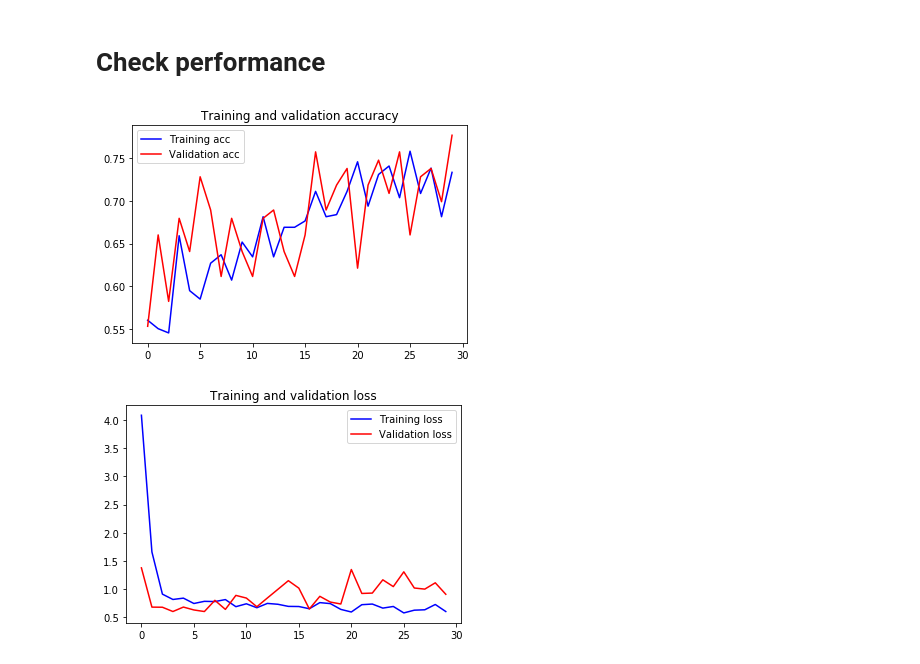
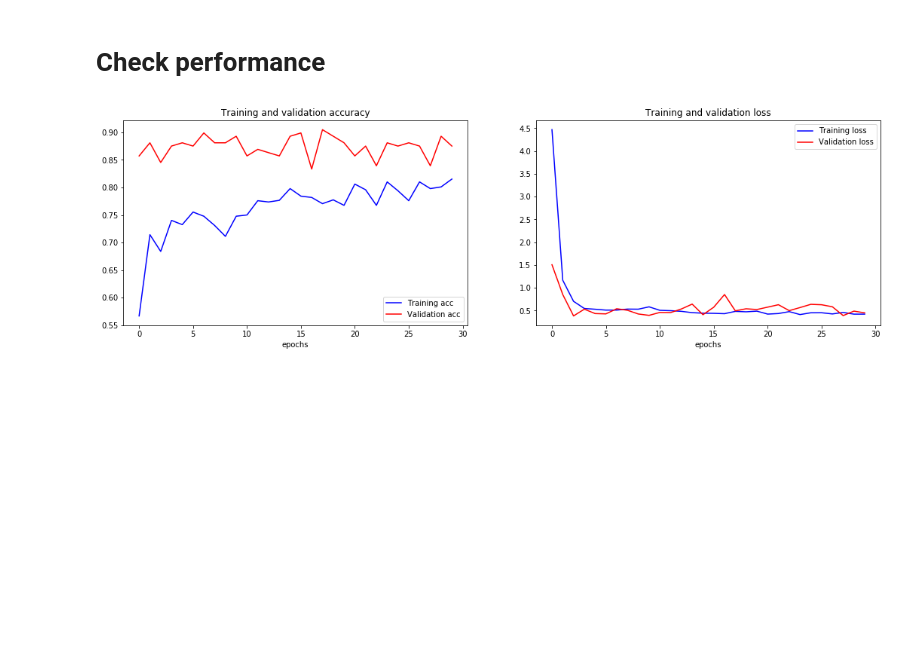
Before and after one commit to lgrosjean/computer-vision, a Jupyter notebook: keras_cnn_transfer_learning.ipynb, the cells around one changed output. Drawn from its saved outputs; the diff is of its cells as text; code cells hidden in the pictures; blank space fills up the shorter version.

```diff
--- a/keras_cnn_transfer_learning.ipynb
+++ b/keras_cnn_transfer_learning.ipynb
@@ -177,0 +161,9 @@ train_test_split()
+# %%
+# Add the vgg convolutional base model
+model.add(inception)
+# %%
+# Add new layers
+model.add(layers.Flatten())
+model.add(layers.Dense(256, activation='relu'))
+model.add(layers.Dropout(0.5))
+model.add(layers.Dense(n_classes, activation='softmax'))
@@ -192,7 +207,7 @@ train_datagen = ImageDataGenerator(
 test_datagen = ImageDataGenerator(rescale=1./255)
 # %%
 # Change the batchsize according to your system RAM
-train_batchsize = 2
+train_batchsize = 10
 test_batchsize = 2
 # %%
 train_generator = train_datagen.flow_from_directory(
@@ -218,8 +235,8 @@ Found 103 images belonging to 2 classes.
 # %%
 # Compile the model
 model.compile(loss='categorical_crossentropy',
-              optimizer=optimizers.RMSprop(lr=1e-4),
-              metrics=['acc'])
+              optimizer=optimizers.Adam(),
+              metrics=['accuracy'])
 # %%
 # Train the model
 history = model.fit_generator(
@@ -255,24 +273,26 @@ model.save('griezmann_messi_v1.h5')
 # %%
 acc = history.history['acc']
 val_acc = history.history['val_acc']
 loss = history.history['loss']
 val_loss = history.history['val_loss']
 
 epochs = range(len(acc))
 
+plt.figure(figsize=(18,5))
+
+plt.subplot(121)
 plt.plot(epochs, acc, 'b', label='Training acc')
 plt.plot(epochs, val_acc, 'r', label='Validation acc')
 plt.title('Training and validation accuracy')
+plt.xlabel("epochs")
 plt.legend()
-
-plt.figure()
-
+plt.subplot(122)
 plt.plot(epochs, loss, 'b', label='Training loss')
 plt.plot(epochs, val_loss, 'r', label='Validation loss')
 plt.title('Training and validation loss')
+plt.xlabel("epochs")
 plt.legend()
 
 plt.show()
 # %% [output]
-[figure, old version]
+[figure, new version]
-[figure, removed]
```
Also changed, not shown: parts of 42 cells of this notebook, 1 other file.
